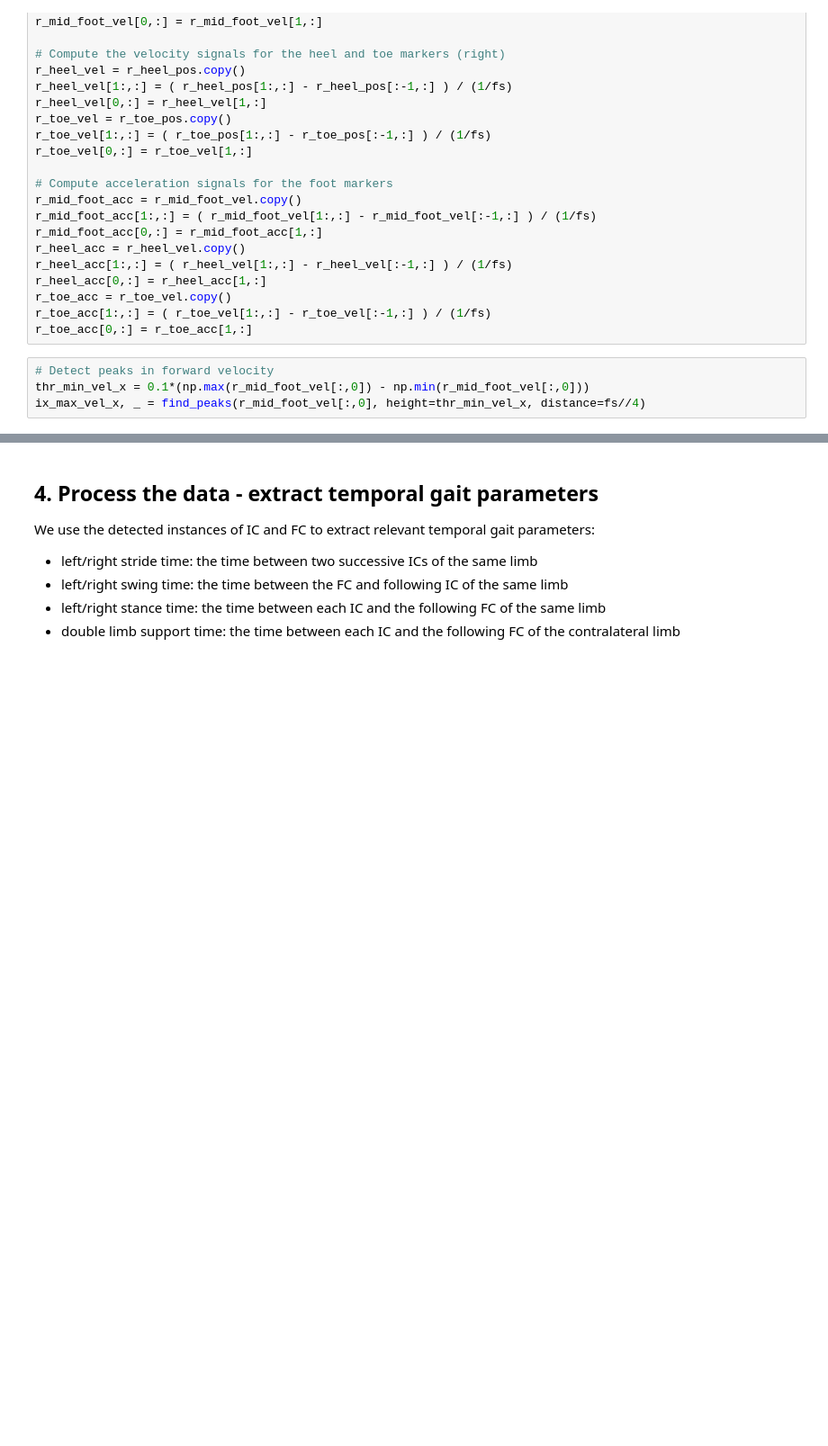
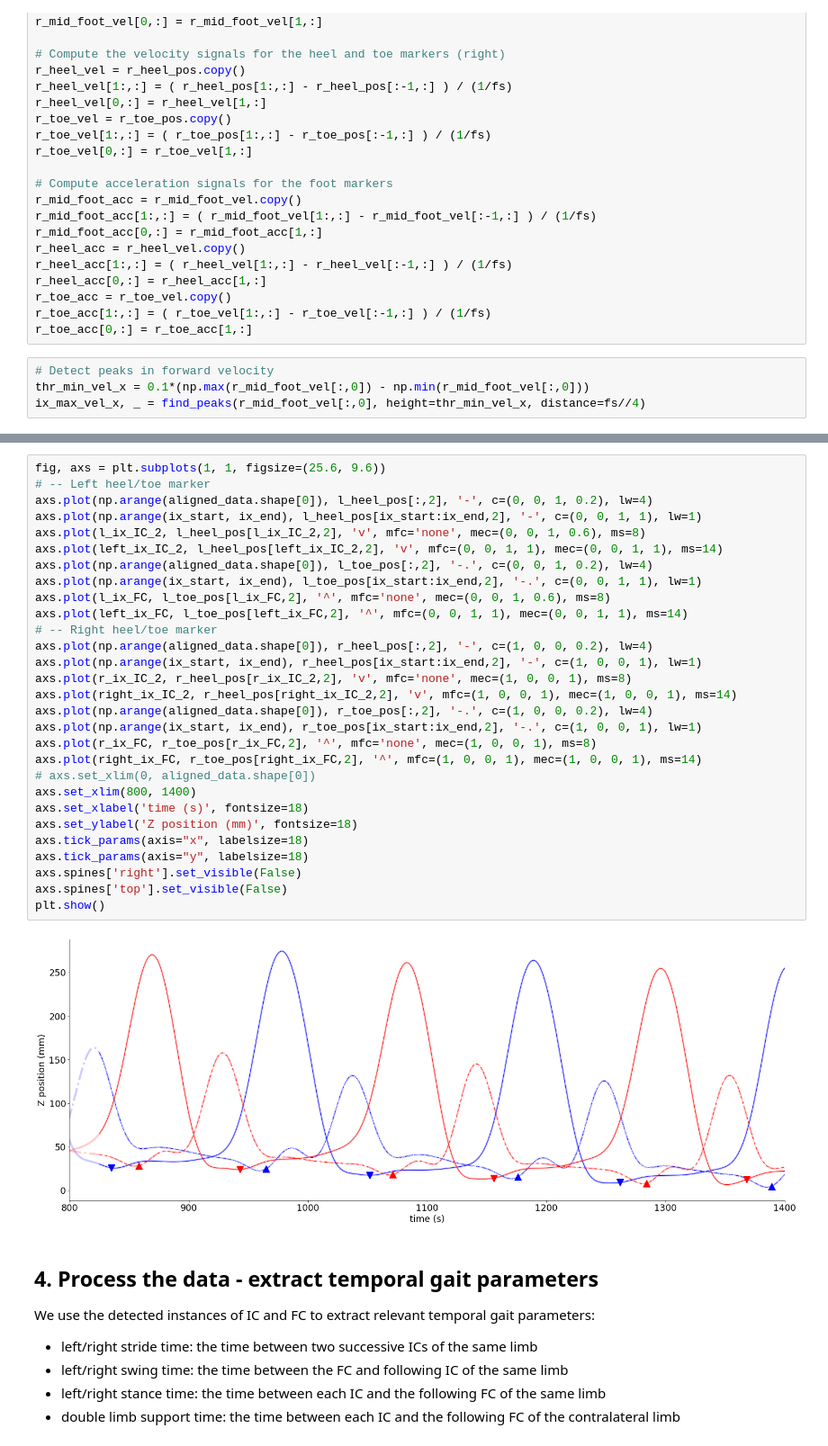
Before and after one commit to neurogeriatricskiel/pymocap, a Jupyter notebook: test.ipynb, the cells around one changed output, grey strips where cells are left out. Shown: that part at 90% size. Drawn from its saved outputs; the diff is of its cells as text; blank space fills up the shorter version.

```diff
--- a/test.ipynb
+++ b/test.ipynb
@@ -278,3 +280,34 @@ plt.show()
+# %%
+fig, axs = plt.subplots(1, 1, figsize=(25.6, 9.6))
+# -- Left heel/toe marker
+axs.plot(np.arange(aligned_data.shape[0]), l_heel_pos[:,2], '-', c=(0, 0, 1, 0.2), lw=4)
+axs.plot(np.arange(ix_start, ix_end), l_heel_pos[ix_start:ix_end,2], '-', c=(0, 0, 1, 1), lw=1)
+axs.plot(l_ix_IC_2, l_heel_pos[l_ix_IC_2,2], 'v', mfc='none', mec=(0, 0, 1, 0.6), ms=8)
+axs.plot(left_ix_IC_2, l_heel_pos[left_ix_IC_2,2], 'v', mfc=(0, 0, 1, 1), mec=(0, 0, 1, 1), ms=14)
+axs.plot(np.arange(aligned_data.shape[0]), l_toe_pos[:,2], '-.', c=(0, 0, 1, 0.2), lw=4)
+axs.plot(np.arange(ix_start, ix_end), l_toe_pos[ix_start:ix_end,2], '-.', c=(0, 0, 1, 1), lw=1)
+axs.plot(l_ix_FC, l_toe_pos[l_ix_FC,2], '^', mfc='none', mec=(0, 0, 1, 0.6), ms=8)
+axs.plot(left_ix_FC, l_toe_pos[left_ix_FC,2], '^', mfc=(0, 0, 1, 1), mec=(0, 0, 1, 1), ms=14)
+# -- Right heel/toe marker
+axs.plot(np.arange(aligned_data.shape[0]), r_heel_pos[:,2], '-', c=(1, 0, 0, 0.2), lw=4)
+axs.plot(np.arange(ix_start, ix_end), r_heel_pos[ix_start:ix_end,2], '-', c=(1, 0, 0, 1), lw=1)
+axs.plot(r_ix_IC_2, r_heel_pos[r_ix_IC_2,2], 'v', mfc='none', mec=(1, 0, 0, 1), ms=8)
+axs.plot(right_ix_IC_2, r_heel_pos[right_ix_IC_2,2], 'v', mfc=(1, 0, 0, 1), mec=(1, 0, 0, 1), ms=14)
+axs.plot(np.arange(aligned_data.shape[0]), r_toe_pos[:,2], '-.', c=(1, 0, 0, 0.2), lw=4)
+axs.plot(np.arange(ix_start, ix_end), r_toe_pos[ix_start:ix_end,2], '-.', c=(1, 0, 0, 1), lw=1)
+axs.plot(r_ix_FC, r_toe_pos[r_ix_FC,2], '^', mfc='none', mec=(1, 0, 0, 1), ms=8)
+axs.plot(right_ix_FC, r_toe_pos[right_ix_FC,2], '^', mfc=(1, 0, 0, 1), mec=(1, 0, 0, 1), ms=14)
+# axs.set_xlim(0, aligned_data.shape[0])
+axs.set_xlim(800, 1400)
+axs.set_xlabel('time (s)', fontsize=18)
+axs.set_ylabel('Z position (mm)', fontsize=18)
+axs.tick_params(axis="x", labelsize=18)
+axs.tick_params(axis="y", labelsize=18)
+axs.spines['right'].set_visible(False)
+axs.spines['top'].set_visible(False)
+plt.show()
+# %% [output]
+[figure, added]
 # %% [markdown]
 ## 4. Process the data - extract temporal gait parameters
 We use the detected instances of IC and FC to extract relevant temporal gait parameters:
```
Also changed, not shown: parts of 21 cells of this notebook, 4 other files.
